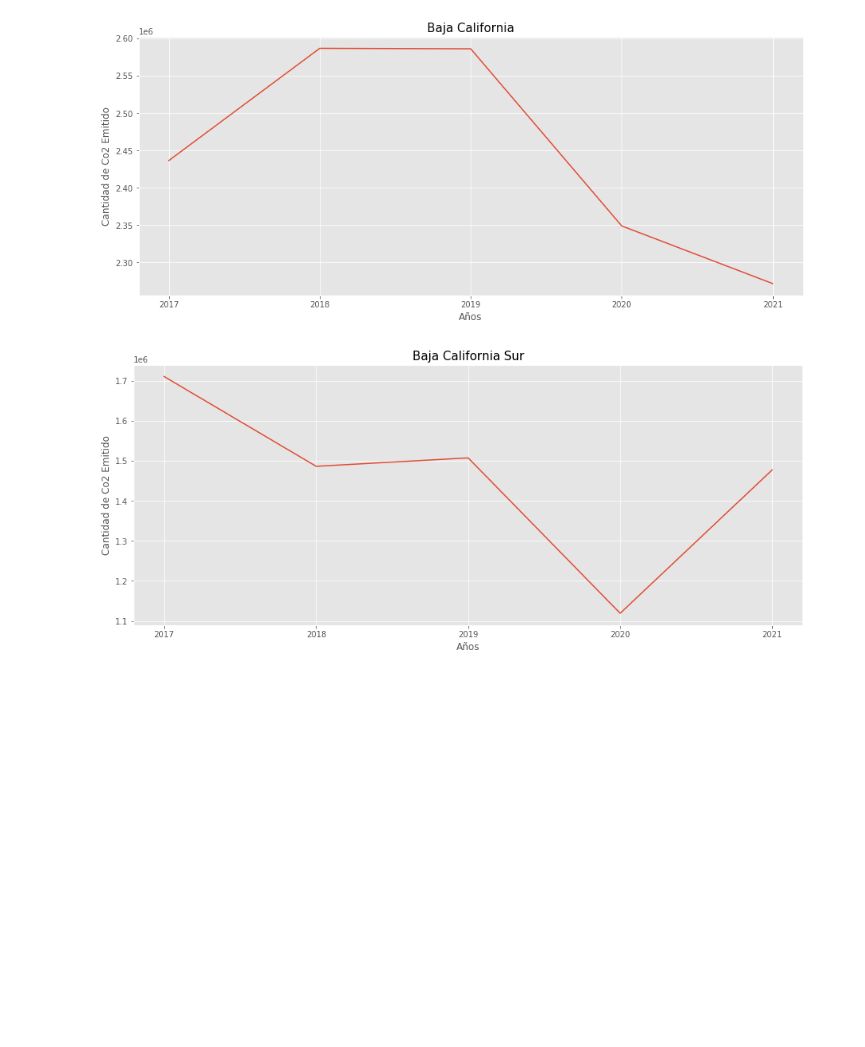
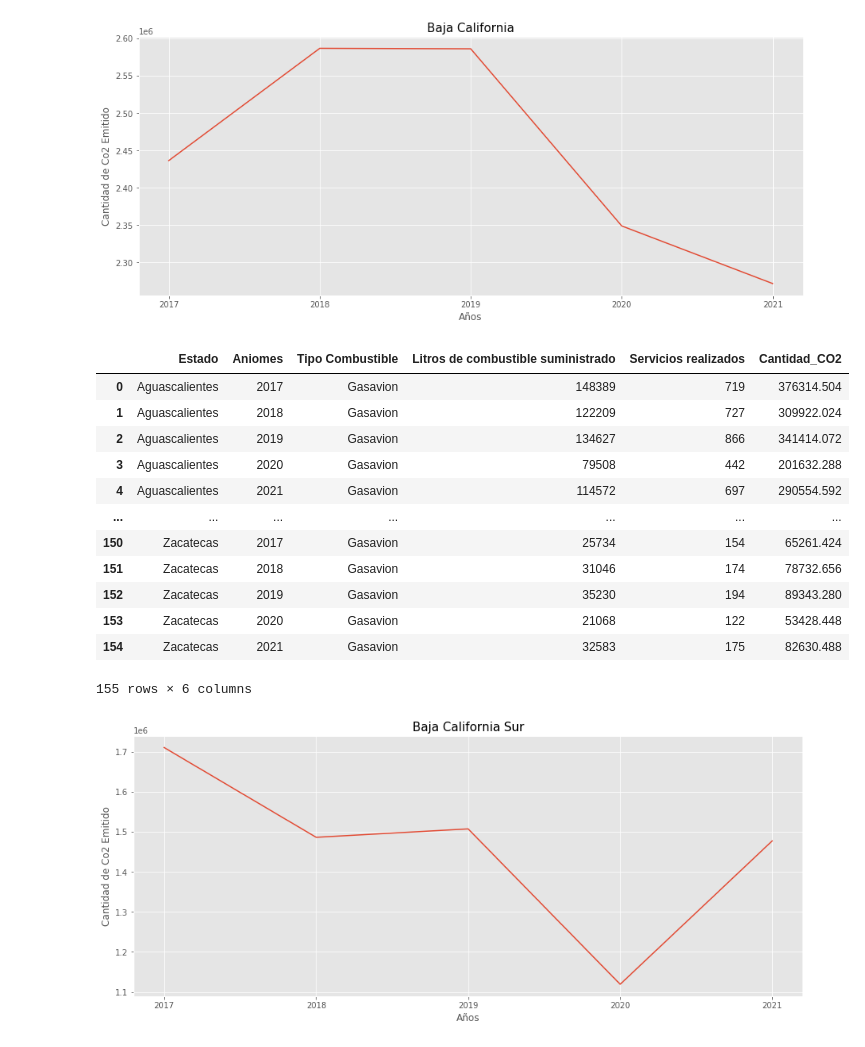
Before and after one commit to KarlaBalog/Proyecto_ASE, a Jupyter notebook: ASE.ipynb, the cells around one changed output. Saved outputs shown, nothing was run; the diff lists cells and outputs as text; code cells hidden in the pictures; blank space fills up the shorter version.

```diff
--- a/ASE.ipynb
+++ b/ASE.ipynb
@@ -2856,6 +2966,22 @@ plt.title('Baja California', fontsize=15)
 plt.grid(True)
 # %% [output]
 [figure]
+# %%
+Gasavion_Total
+# %% [output]
+|  | Estado | Aniomes | Tipo Combustible | Litros de combustible suministrado | Servicios realizados | Cantidad_CO2 |
+| 0 | Aguascalientes | 2017 | Gasavion | 148389 | 719 | 376314.504 |
+| 1 | Aguascalientes | 2018 | Gasavion | 122209 | 727 | 309922.024 |
+| 2 | Aguascalientes | 2019 | Gasavion | 134627 | 866 | 341414.072 |
+| 3 | Aguascalientes | 2020 | Gasavion | 79508 | 442 | 201632.288 |
+| 4 | Aguascalientes | 2021 | Gasavion | 114572 | 697 | 290554.592 |
+| ... | ... | ... | ... | ... | ... | ... |
+| 150 | Zacatecas | 2017 | Gasavion | 25734 | 154 | 65261.424 |
+| 151 | Zacatecas | 2018 | Gasavion | 31046 | 174 | 78732.656 |
+| 152 | Zacatecas | 2019 | Gasavion | 35230 | 194 | 89343.280 |
+| 153 | Zacatecas | 2020 | Gasavion | 21068 | 122 | 53428.448 |
+| 154 | Zacatecas | 2021 | Gasavion | 32583 | 175 | 82630.488 |
+155 rows × 6 columns
 # %%
 Frames=[BC_Turbo_Correlacion, Grafica1]
 BC_Correlacion=pd.concat(Frames)
```
Also changed, not shown: parts of 11 cells of this notebook.
